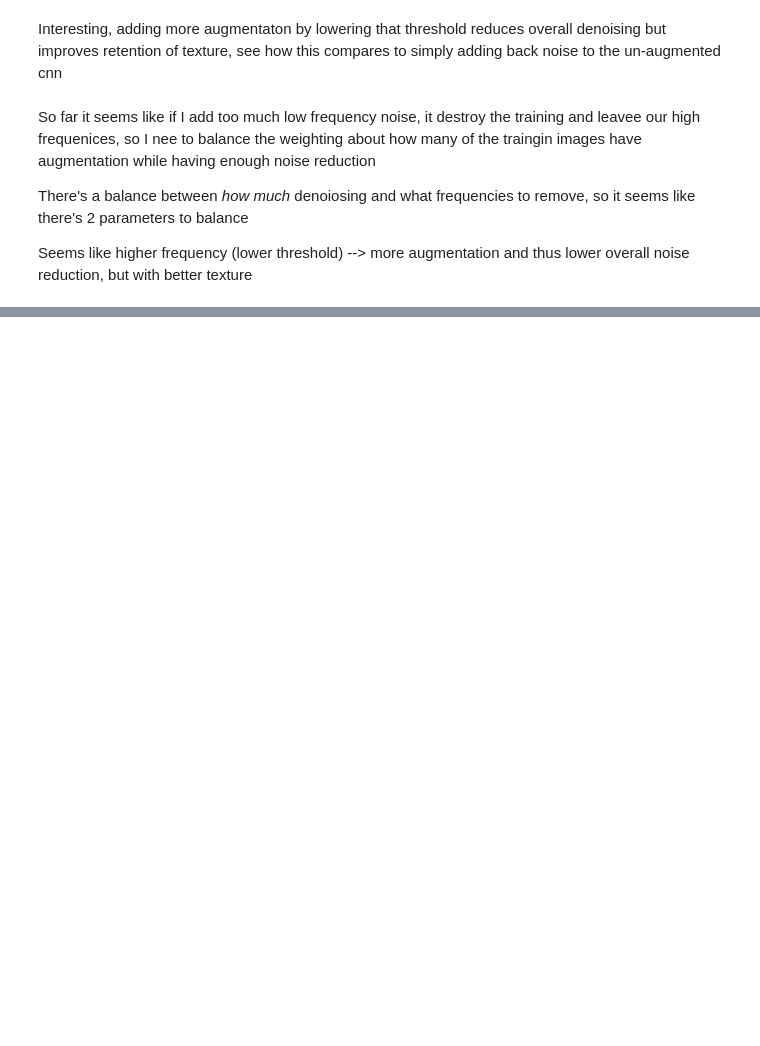
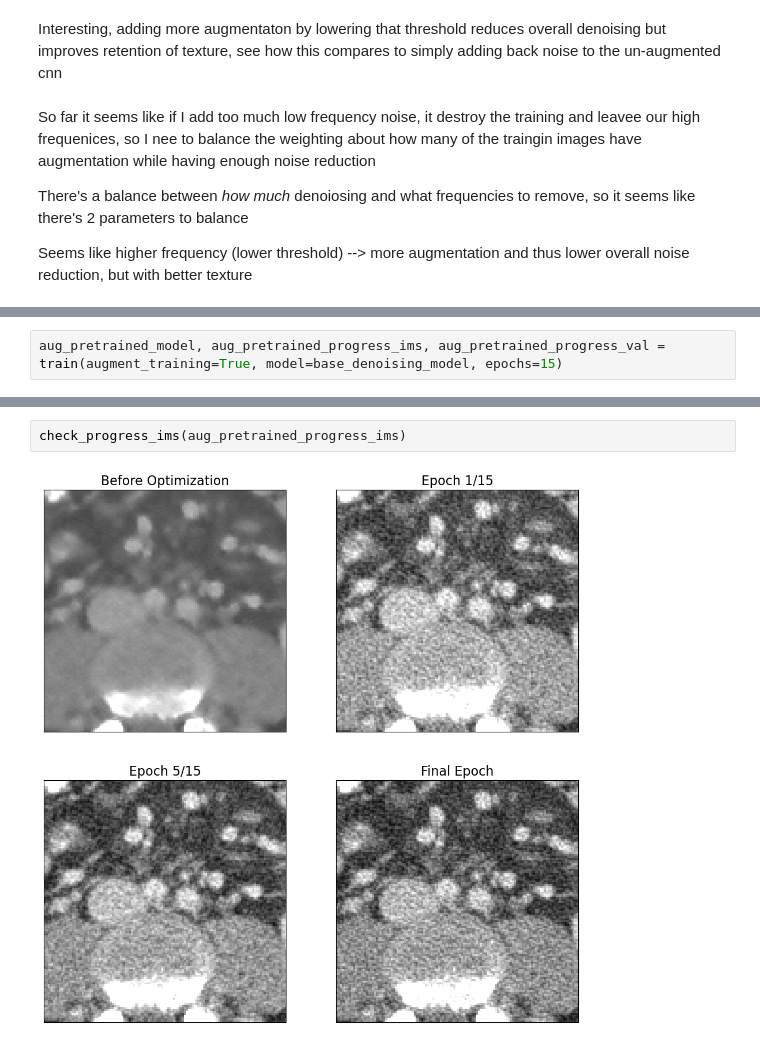
Before and after one commit to brandonjnelsonFDA/pediatric-CT-noise-texture-augmentation, a Jupyter notebook: notebooks/train_denoiser_with_augmentation.ipynb, the cells around one changed output, grey strips where cells are left out. Drawn from its saved outputs; the diff is of its cells as text; blank space fills up the shorter version.

```diff
--- a/notebooks/train_denoiser_with_augmentation.ipynb
+++ b/notebooks/train_denoiser_with_augmentation.ipynb
@@ -481,0 +542,2 @@ Error:
+# %%
+aug_pretrained_model, aug_pretrained_progress_ims, aug_pretrained_progress_val = train(augment_training=True, model=base_denoising_model, epochs=15)
@@ -481,0 +562,4 @@ Error:
+# %%
+check_progress_ims(aug_pretrained_progress_ims)
+# %% [output]
+[figure, added]
```
Also changed, not shown: parts of 29 cells of this notebook, 8 other files.
